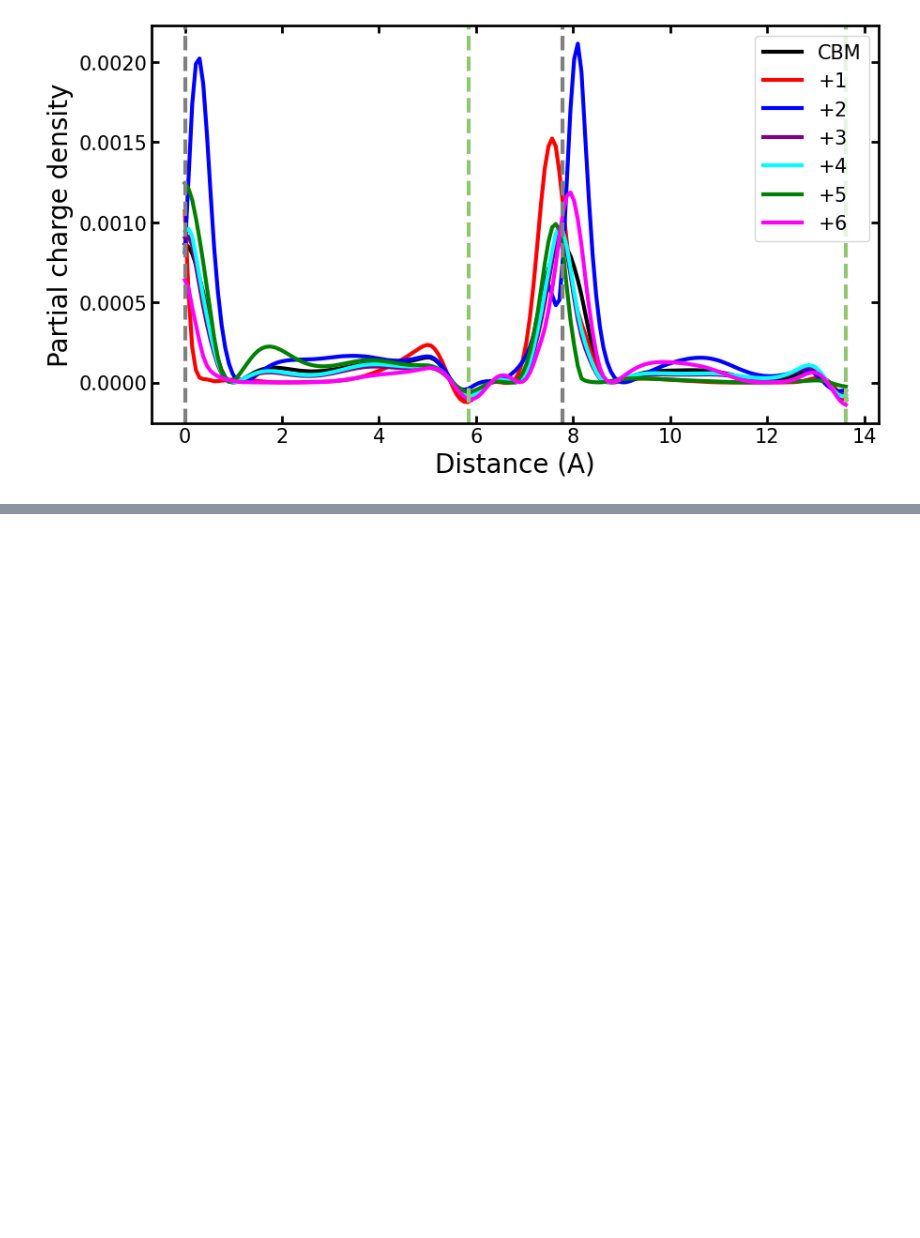
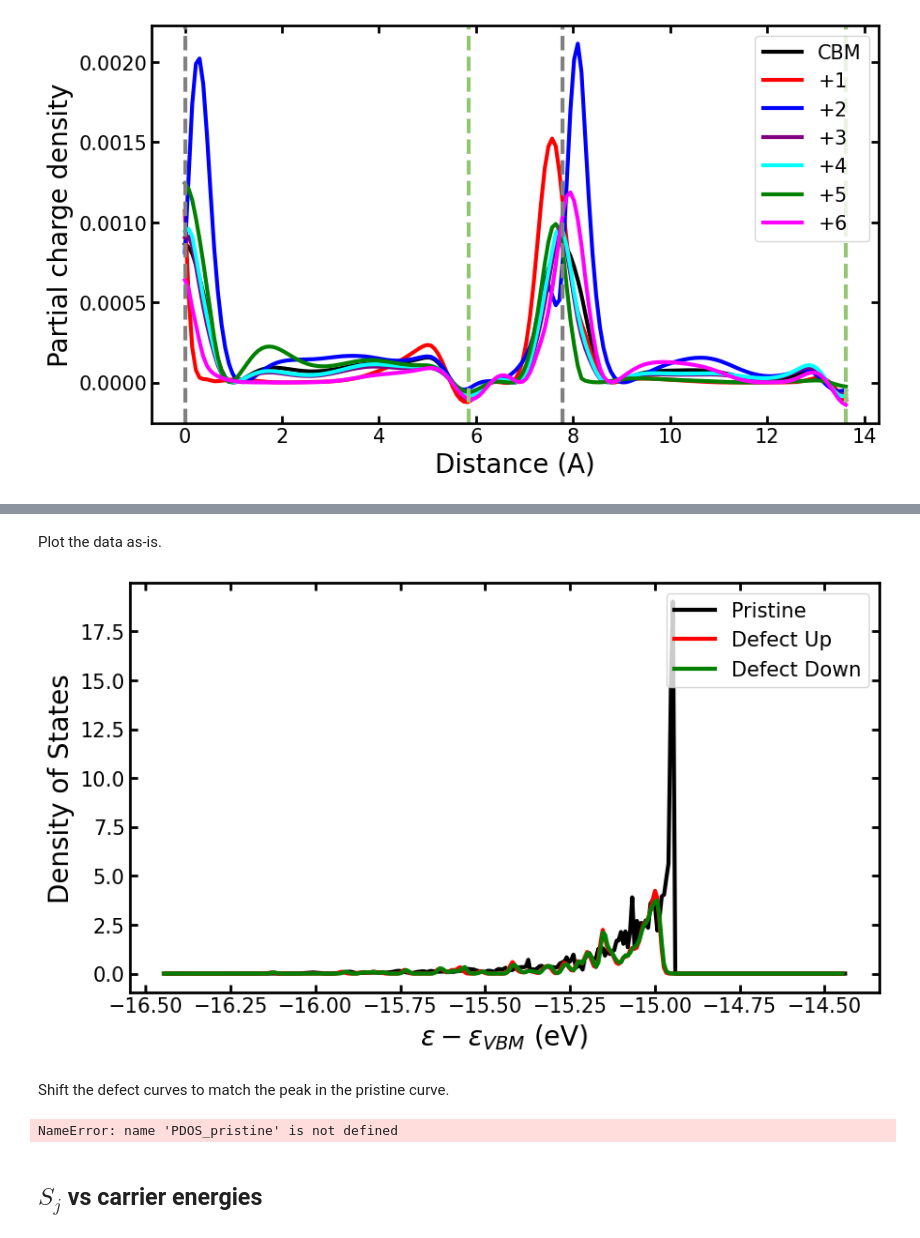
Before and after one commit to laurarnichols/CrossSectionCalculations, a Jupyter notebook: DefectExplorationInGaN/Analysis.ipynb, the cells around one changed output, grey strips where cells are left out. Saved outputs shown, nothing was run; the diff lists cells and outputs as text; code cells hidden in the pictures; blank space fills up the shorter version.

```diff
--- a/DefectExplorationInGaN/Analysis.ipynb
+++ b/DefectExplorationInGaN/Analysis.ipynb
@@ -243,0 +304,80 @@ plt.show()
+# %%
+file_path = f'GaN/pristine/PDOS_A1.dat'
+PDOS_pristine = np.loadtxt(file_path, skiprows=1, usecols=(0, -1))
+
+file_path = f'GaN_VGaH/PDOS_A1_UP.dat'
+PDOS_defectUp = np.loadtxt(file_path, skiprows=1, usecols=(0, -1))
+
+file_path = f'GaN_VGaH/PDOS_A1_DW.dat'
+PDOS_defectDown = np.loadtxt(file_path, skiprows=1, usecols=(0, -1))
+# %% [markdown]
+Plot the data as-is.
+# %%
+plt.figure(figsize=(10,5.5))
+
+# Paper figure with smeared results
+plt.plot(PDOS_pristine[:,0], PDOS_pristine[:,1], color='black', label='Pristine', linewidth=3)
+plt.plot(PDOS_defectUp[:,0], PDOS_defectUp[:,1], color='red', label='Defect Up', linewidth=3)
+plt.plot(PDOS_defectDown[:,0], -PDOS_defectDown[:,1], color='green', label='Defect Down', linewidth=3)
+
+# Labels
+plt.xlabel('$\epsilon-\epsilon_{VBM}$ (eV)', fontsize=20)
+plt.ylabel('Density of States', fontsize=20)
+
+# Plot formatting
+plt.legend(loc='upper right', fontsize=15)  # Move the legend to the top right and increase font size
+plt.xticks(fontsize=15)  # Increase x-axis tick font size
+plt.yticks(fontsize=15)  # Increase y-axis tick font size
+#plt.xlim(-16,-14)
+#plt.ylim(0,2.5)
+ax = plt.gca()
+ax.spines['top'].set_linewidth(2.0)   # Top border
+ax.spines['right'].set_linewidth(2.0) # Right border
+ax.spines['bottom'].set_linewidth(2.0)  # Bottom border (default width)
+ax.spines['left'].set_linewidth(2.0)    # Left border (default width)
+ax.tick_params(axis='both',  # Apply to both x and y axes
+               which='both',  # Apply to both major and minor ticks
+               direction='in',  # Tick direction (inward and outward)
+               width=2,  # Thickness of the tick marks
+               length=6, # Length of the tick marks
+               bottom=True, top=True, left=True, right=True)
+plt.show()
+# %% [output]
+[figure, added]
+# %% [markdown]
+Shift the defect curves to match the peak in the pristine curve.
+# %%
+plt.figure(figsize=(10,5.5))
+shift=0.045
+
+# Paper figure with smeared results
+plt.plot(PDOS_pristine[:,0], PDOS_pristine[:,1], color='black', label='Pristine', linewidth=3)
+plt.plot(PDOS_defectUp[:,0]+shift, PDOS_defectUp[:,1], color='red', label='Defect Up', linewidth=3)
+plt.plot(PDOS_defectDown[:,0]+shift, -PDOS_defectDown[:,1], color='green', label='Defect Down', linewidth=3)
+
+# Labels
+plt.xlabel('$\epsilon-\epsilon_{VBM}$ (eV)', fontsize=20)
+plt.ylabel('Density of States', fontsize=20)
+
+# Plot formatting
+plt.legend(loc='upper right', fontsize=15)  # Move the legend to the top right and increase font size
+plt.xticks(fontsize=15)  # Increase x-axis tick font size
+plt.yticks(fontsize=15)  # Increase y-axis tick font size
+#plt.xlim(-16,-14)
+#plt.ylim(0,5)
+ax = plt.gca()
+ax.spines['top'].set_linewidth(2.0)   # Top border
+ax.spines['right'].set_linewidth(2.0) # Right border
+ax.spines['bottom'].set_linewidth(2.0)  # Bottom border (default width)
+ax.spines['left'].set_linewidth(2.0)    # Left border (default width)
+ax.tick_params(axis='both',  # Apply to both x and y axes
+               which='both',  # Apply to both major and minor ticks
+               direction='in',  # Tick direction (inward and outward)
+               width=2,  # Thickness of the tick marks
+               length=6, # Length of the tick marks
+               bottom=True, top=True, left=True, right=True)
+plt.show()
+# %% [output]
+NameError: name 'PDOS_pristine' is not defined
+# %% [markdown]
+## $S_j$ vs carrier energies
```
Also changed, not shown: parts of 14 cells of this notebook, 1 other file.
